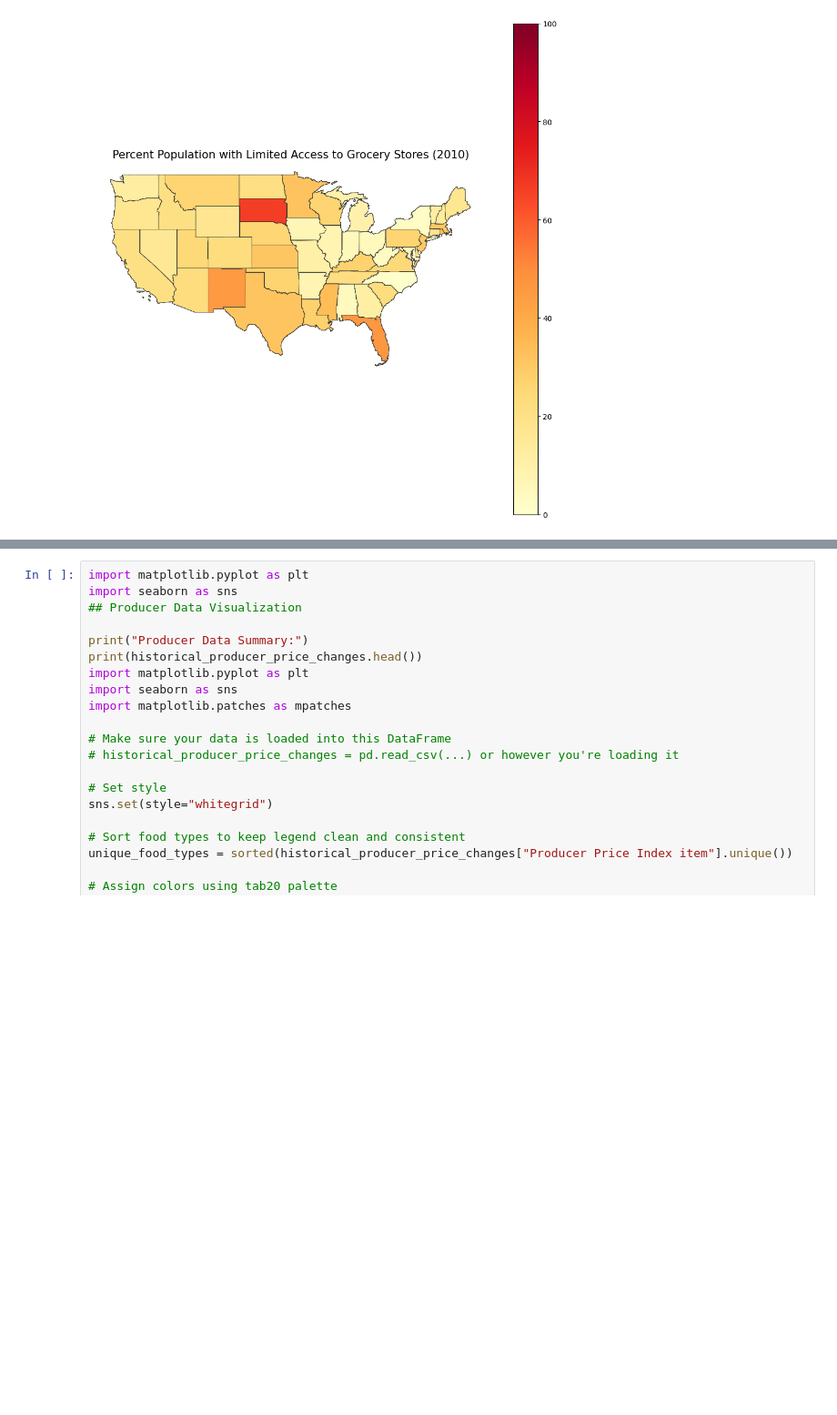
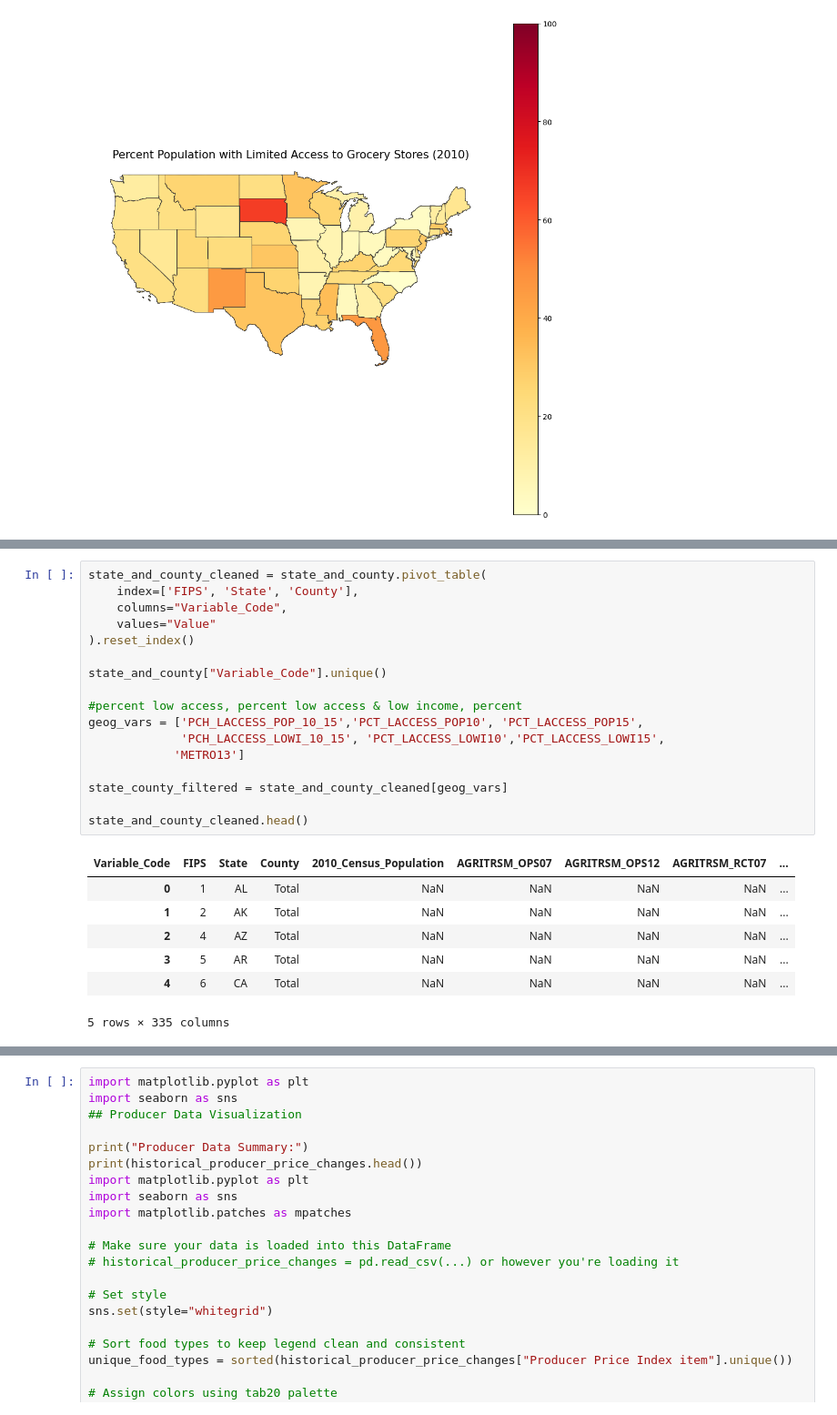
Before and after one commit to eva163x/food-insecurity-analysis, a Jupyter notebook: CS216_Project.ipynb, the cells around one changed output, grey strips where cells are left out. Shown at 91% size. Saved outputs shown, nothing was run; the diff lists cells and outputs as text; blank space fills up the shorter version.

Commit message:
added geog plan

```diff
--- a/CS216_Project.ipynb
+++ b/CS216_Project.ipynb
@@ -223,0 +239,25 @@ Using the GeoPandas library, we created a choropleth map of the United States to
+# %%
+state_and_county_cleaned = state_and_county.pivot_table(
+    index=['FIPS', 'State', 'County'],
+    columns="Variable_Code",
+    values="Value"
+).reset_index()
+
+state_and_county["Variable_Code"].unique()
+
+#percent low access, percent low access & low income, percent
+geog_vars = ['PCH_LACCESS_POP_10_15','PCT_LACCESS_POP10', 'PCT_LACCESS_POP15',
+             'PCH_LACCESS_LOWI_10_15', 'PCT_LACCESS_LOWI10','PCT_LACCESS_LOWI15',
+            'METRO13']
+
+state_county_filtered = state_and_county_cleaned[geog_vars]
+
+state_and_county_cleaned.head()
+# %% [output]
+| Variable_Code | FIPS | State | County | 2010_Census_Population | AGRITRSM_OPS07 | AGRITRSM_OPS12 | AGRITRSM_RCT07 | ... |
+| 0 | 1 | AL | Total | NaN | NaN | NaN | NaN | ... |
+| 1 | 2 | AK | Total | NaN | NaN | NaN | NaN | ... |
+| 2 | 4 | AZ | Total | NaN | NaN | NaN | NaN | ... |
+| 3 | 5 | AR | Total | NaN | NaN | NaN | NaN | ... |
+| 4 | 6 | CA | Total | NaN | NaN | NaN | NaN | ... |
+5 rows × 335 columns
```
Also changed, not shown: parts of 8 cells of this notebook.
